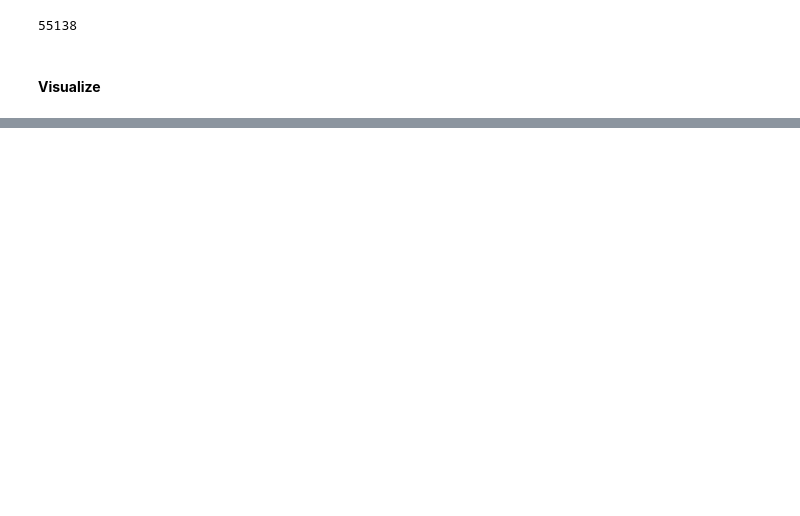
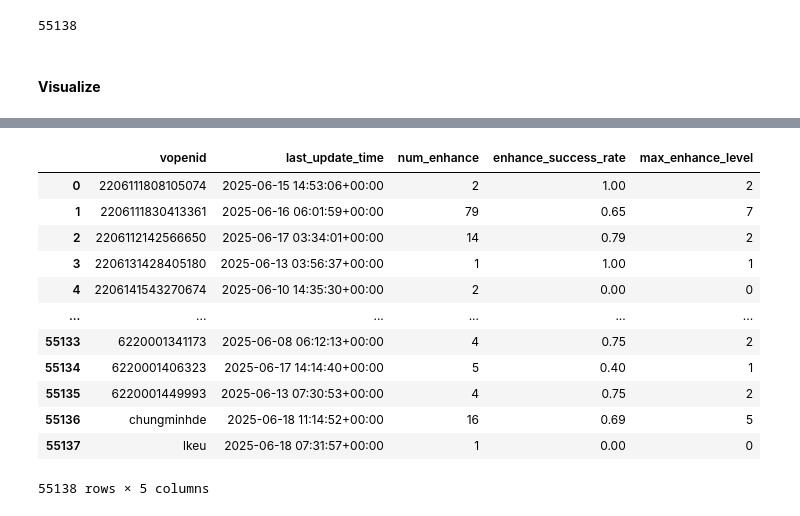
Before and after one commit to itcgosucorp/m952_ITS, a Jupyter notebook: EDA_transform/transform_equipenhance.ipynb, the cells around one changed output, grey strips where cells are left out. Cells and saved outputs as stored; diff of their text form; code cells hidden in the pictures; blank space fills up the shorter version.

```diff
--- a/EDA_transform/transform_equipenhance.ipynb
+++ b/EDA_transform/transform_equipenhance.ipynb
@@ -104,0 +116,50 @@ len(df['user.id'].unique())
+# %%
+def num_enhance(group):
+    return {
+        'num_enhance': len(group)
+    }
+# %%
+def enhance_success_rate(group):
+    total = len(group)
+    success = (group['event.its.properties.i_after_level'] > group['event.its.properties.i_before_level']).sum()
+    return {
+        'enhance_success_rate': success / total if total > 0 else 0
+    }
+# %%
+def max_enhance_level(group):
+    return {
+        'max_enhance_level': group['event.its.properties.i_after_level'].max()
+    }
+# %%
+features_function=[
+   last_update_time,
+   num_enhance,
+   enhance_success_rate,
+   max_enhance_level,
+]
+# %%
+def extract_group_features(group):
+    result={}
+    for func in features_function:
+        try:
+            result.update(func(group))
+        except Exception as e:
+            print(f"Error at feature: {func}. Error: {e}")
+    return pd.Series(result)
+
+df_res = data.groupby('vopenid').apply(extract_group_features).reset_index()
+df_res
+# %% [output]
+|  | vopenid | last_update_time | num_enhance | enhance_success_rate | max_enhance_level |
+| 0 | 2206111808105074 | 2025-06-15 14:53:06+00:00 | 2 | 1.00 | 2 |
+| 1 | 2206111830413361 | 2025-06-16 06:01:59+00:00 | 79 | 0.65 | 7 |
+| 2 | 2206112142566650 | 2025-06-17 03:34:01+00:00 | 14 | 0.79 | 2 |
+| 3 | 2206131428405180 | 2025-06-13 03:56:37+00:00 | 1 | 1.00 | 1 |
+| 4 | 2206141543270674 | 2025-06-10 14:35:30+00:00 | 2 | 0.00 | 0 |
+| ... | ... | ... | ... | ... | ... |
+| 55133 | 6220001341173 | 2025-06-08 06:12:13+00:00 | 4 | 0.75 | 2 |
+| 55134 | 6220001406323 | 2025-06-17 14:14:40+00:00 | 5 | 0.40 | 1 |
+| 55135 | 6220001449993 | 2025-06-13 07:30:53+00:00 | 4 | 0.75 | 2 |
+| 55136 | chungminhde | 2025-06-18 11:14:52+00:00 | 16 | 0.69 | 5 |
+| 55137 | lkeu | 2025-06-18 07:31:57+00:00 | 1 | 0.00 | 0 |
+55138 rows × 5 columns
```
Also changed, not shown: parts of 11 cells of this notebook, 3 other files.
